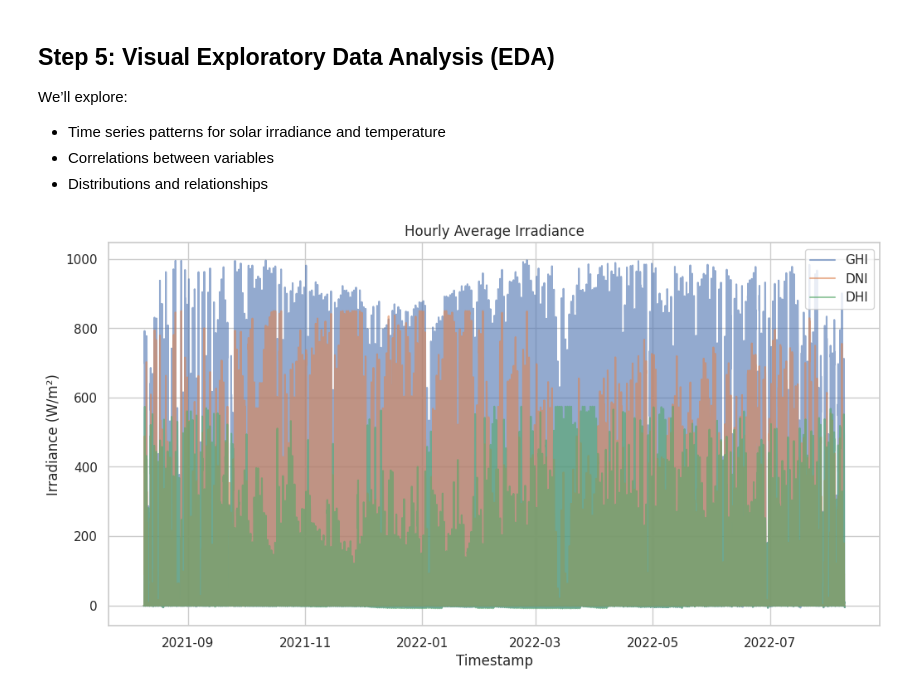
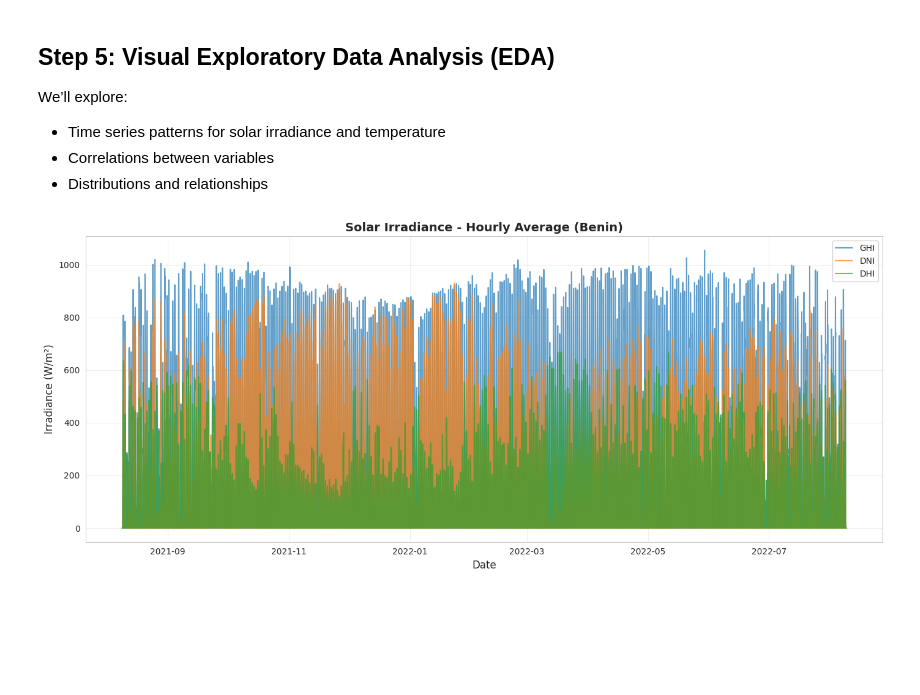
Before and after one commit to Zufan-Hadgu/solar-challenge-week0, a Jupyter notebook: notebooks/benin_eda.ipynb, the cells around one changed output. Drawn from its saved outputs; the diff is of its cells as text; code cells hidden in the pictures; blank space fills up the shorter version.

Commit message:
improved outlier detection and visulization graphs

```diff
--- a/notebooks/benin_eda.ipynb
+++ b/notebooks/benin_eda.ipynb
@@ -134,0 +177,17 @@ Percentage of outliers: 1.4726027397260275
+# %%
+# Outlier detection - ENVIRONMENTAL (all data)
+print("\nOutlier Detection - Environmental Variables:")
+print("="*50)
+
+env_cols = ['Tamb', 'RH', 'WS', 'WSgust', 'BP']
+env_df = df[env_cols].dropna()
+
+if len(env_df) > 0:
+    z_scores_env = np.abs(stats.zscore(env_df))
+    outliers_env = (z_scores_env > 3).any(axis=1)
+    print(f"Records analyzed: {len(env_df):,}")
+    print(f"Outliers: {outliers_env.sum():,} ({outliers_env.sum()/len(env_df)*100:.2f}%)")
+
+    for i, col in enumerate(env_cols):
+        col_out = (z_scores_env[:, i] > 3).sum()
+        print(f"  {col}: {col_out:,}")
@@ -171,18 +287,21 @@ We’ll explore:
 - Correlations between variables
 - Distributions and relationships
 # %%
+# Time series - Hourly average
 df_clean['Timestamp'] = pd.to_datetime(df_clean['Timestamp'])
-df_resampled = df_clean.resample('1H', on='Timestamp').mean()  # or '1D'
+df_hourly = df_clean.resample('1h', on='Timestamp').mean(numeric_only=True)
 
-plt.figure(figsize=(12,6))
-plt.plot(df_resampled.index, df_resampled['GHI'], label='GHI', alpha=0.6)
-plt.plot(df_resampled.index, df_resampled['DNI'], label='DNI', alpha=0.6)
-plt.plot(df_resampled.index, df_resampled['DHI'], label='DHI', alpha=0.6)
-plt.xlabel('Timestamp')
-plt.ylabel('Irradiance (W/m²)')
-plt.title('Hourly Average Irradiance')
+plt.figure(figsize=(14,6))
+plt.plot(df_hourly.index, df_hourly['GHI'], label='GHI', alpha=0.7)
+plt.plot(df_hourly.index, df_hourly['DNI'], label='DNI', alpha=0.7)
+plt.plot(df_hourly.index, df_hourly['DHI'], label='DHI', alpha=0.7)
+plt.xlabel('Date', fontsize=12)
+plt.ylabel('Irradiance (W/m²)', fontsize=12)
+plt.title('Solar Irradiance - Hourly Average (Benin)', fontsize=14, fontweight='bold')
 plt.legend()
+plt.grid(True, alpha=0.3)
+plt.tight_layout()
 plt.show()
 # %% [output]
-[figure, old version]
+[figure, new version]
 # %%
```
Also changed, not shown: parts of 15 cells of this notebook.
